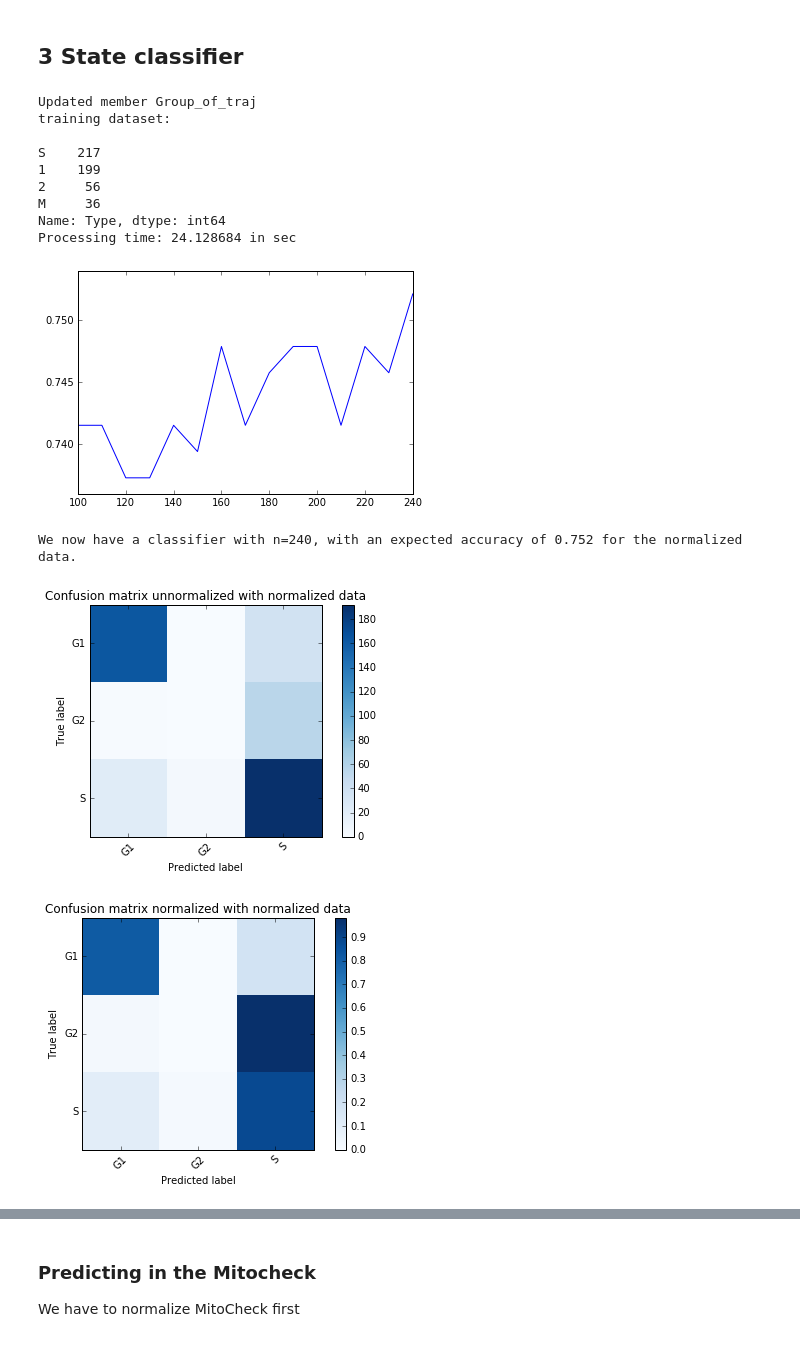
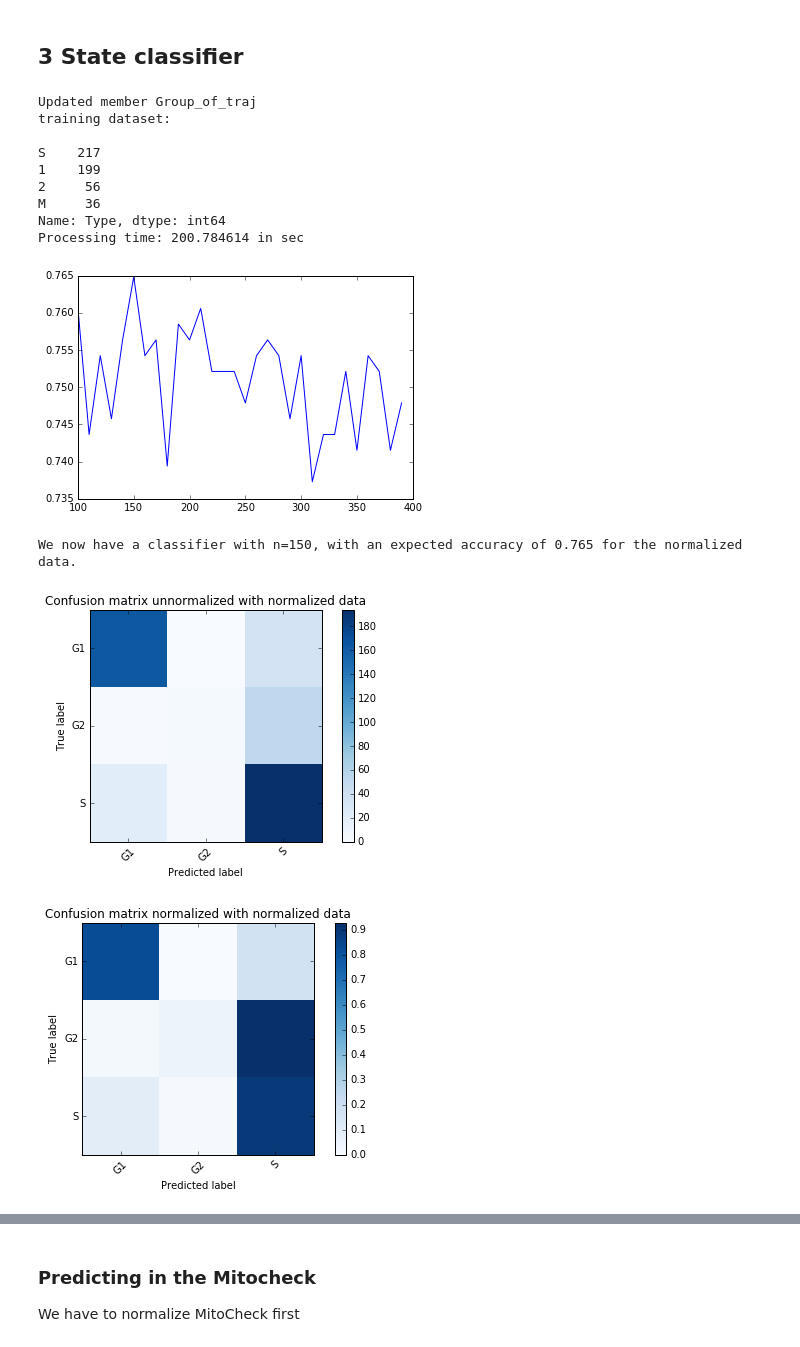
Before and after one commit to PeterJackNaylor/InternWork2, a Jupyter notebook: MitoCheck.ipynb, the cells around one changed output, grey strips where cells are left out. Cells and saved outputs as stored; diff of their text form; code cells hidden in the pictures.

```diff
--- a/MitoCheck.ipynb
+++ b/MitoCheck.ipynb
@@ -146,7 +143,7 @@ Name: MitoseOrNot, dtype: int64
 ## classifier number 1
 
 ###
-kfold=3
+kfold=10
 
 instances_to_keep=pd.notnull(H2B_N_F_0.data.traj)
 
@@ -159,40 +156,40 @@ H2B_N_F_0.update()
 print "training dataset: \n"
 print H2B_N_F_0.train["Type"].value_counts()
 
-values=[100 + i*10 for i in range(15)]
+values=[100 + i*10 for i in range(30)]
 model_n_m=RandomForest_Autotunner(values)
 
 model_n_m.tunning(H2B_N_F_0.train.ix[instances_to_change,H2B_N_F_0.names],H2B_N_F_0.train.ix[instances_to_change,"Type"],kfold,plot=True,fit_new_model=True)
 plt.show()
 
 i_=np.argmax(model_n_m.MSE)
 n_tree=values[i_]
 print "We now have a classifier with n=%d, with an expected accuracy of %5.3f for the normalized data. \n" %(n_tree,max(model_n_m.MSE))
 
 
 plot_matrix(model_n_m.cm,title="Confusion matrix unnormalized with normalized data",names=["G1","G2","S"])
 plt.show()
 model_n_m.cm_normalized = model_n_m.cm.astype('float') / model_n_m.cm.sum(axis=1)[:, np.newaxis]
 plot_matrix(model_n_m.cm_normalized,title="Confusion matrix normalized with normalized data",names=["G1","G2","S"])
 plt.show()
 
 index_no_missing=H2B_N_F_0.data[H2B_N_F_0.names].dropna(axis=0, how='any').index
 H2B_N_F_0.data.ix[index_no_missing,"3state"]=model_n_m.predict(H2B_N_F_0.data.ix[index_no_missing,H2B_N_F_0.names])
 print "Frequency of predicted values for the 3 state classifier: \n"
 print H2B_N_F_0.data.ix[index_no_missing,classif_3state].value_counts()
 # %% [output]
 Updated member Group_of_traj
 training dataset:
 
 S    217
 1    199
 2     56
 M     36
 Name: Type, dtype: int64
-Processing time: 24.128684 in sec
+Processing time: 200.784614 in sec
-[figure, old version]
+[figure, new version]
-We now have a classifier with n=240, with an expected accuracy of 0.752 for the normalized data.
+We now have a classifier with n=150, with an expected accuracy of 0.765 for the normalized data.
 [figure]
-[figure, old version]
+[figure, new version]
 Frequency of predicted values for the 3 state classifier:
 
```
Also changed, not shown: parts of 11 cells of this notebook, 1 other file.
